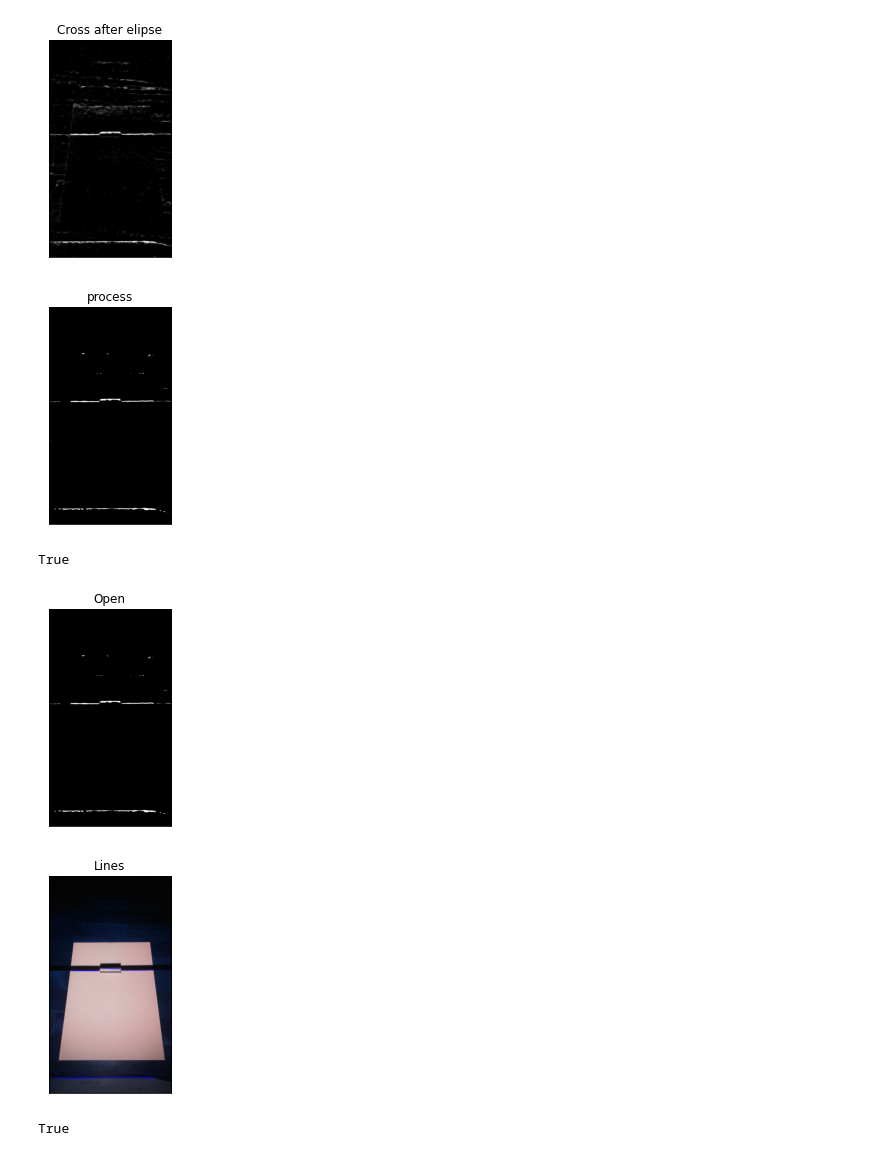
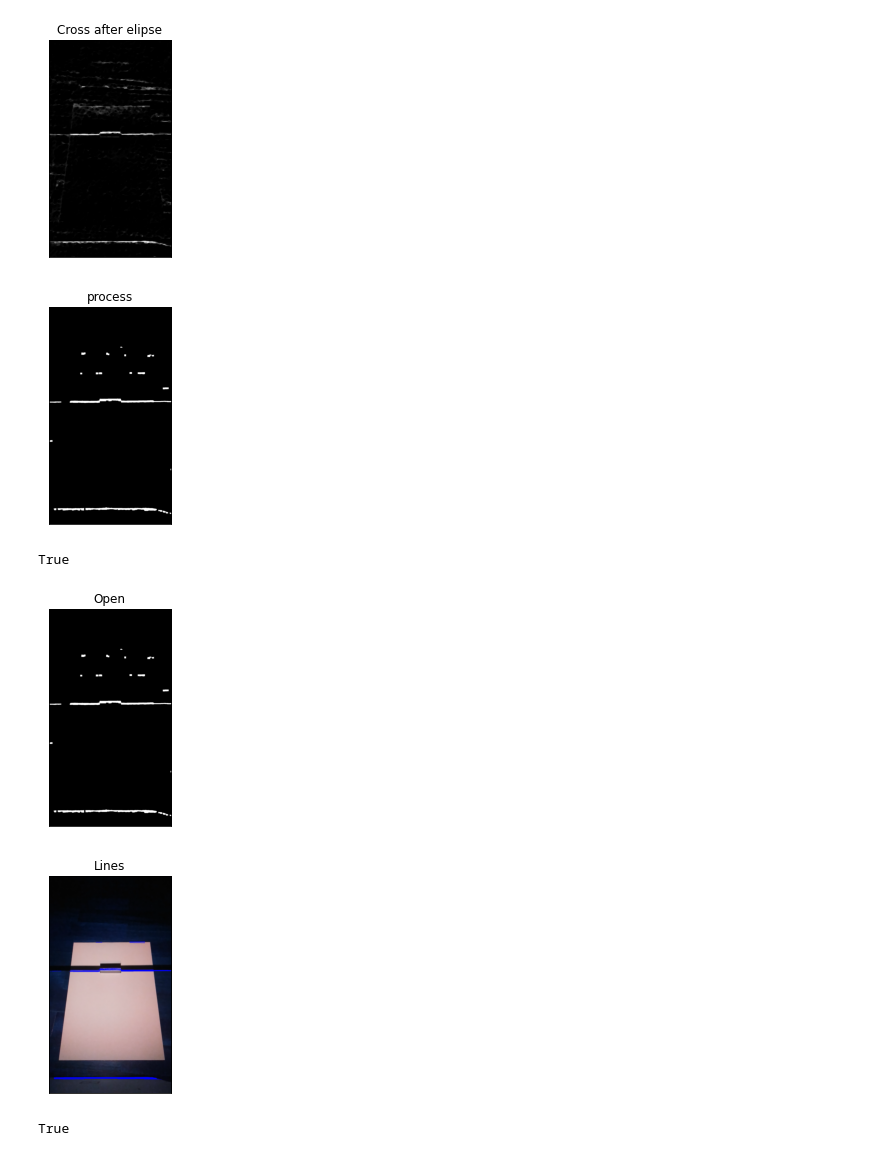
Before and after one commit to JoaoAbelha/VCOM-3D-Data-Acquisition, a Jupyter notebook: src/shadow_clahe.ipynb, the cells around one changed output. Saved outputs shown, nothing was run; the diff lists cells and outputs as text; code cells hidden in the pictures.

```diff
--- a/src/shadow_clahe.ipynb
+++ b/src/shadow_clahe.ipynb
@@ -92,16 +92,16 @@ plt.show()
 [figure]
 # %%
 #process = cross.copy()
-process = cv2.bitwise_and(cross,cross,mask=thres)
+process = cv2.bitwise_and(ellipse,ellipse,mask=thres)
 process[process < 127] = 0
 process[process >= 127] = 255
 
 plt.imshow(process, vmin=0, cmap='gray')
 plt.title('process'), plt.xticks([]), plt.yticks([])
 plt.show()
 cv2.imwrite(r'C:\Users\torre\Desktop\Projs\vcom\imgs_out\process.jpg',abs_grad_y)
 # %% [output]
-[figure, old version]
+[figure, new version]
 True
 # %%
 #erosion = cv2.erode(process,(3,3),iterations = 1)
@@ -110,7 +110,7 @@ plt.imshow(opening, vmin=0, cmap='gray')
 plt.title('Open'), plt.xticks([]), plt.yticks([])
 plt.show()
 # %% [output]
-[figure, old version]
+[figure, new version]
 # %%
 frame_gray_copy = frame.copy()
 
@@ -125,7 +125,7 @@ plt.imshow(frame_gray_copy, vmin=0, cmap='gray')
 plt.title('Lines'), plt.xticks([]), plt.yticks([])
 plt.show()
 # %% [output]
-[figure, old version]
+[figure, new version]
 # %%
 cv2.imwrite('../imgs/line1.jpg',frame_gray_copy)
 # %% [output]
```
Also changed, not shown: parts of 8 cells of this notebook, 1 other file.
